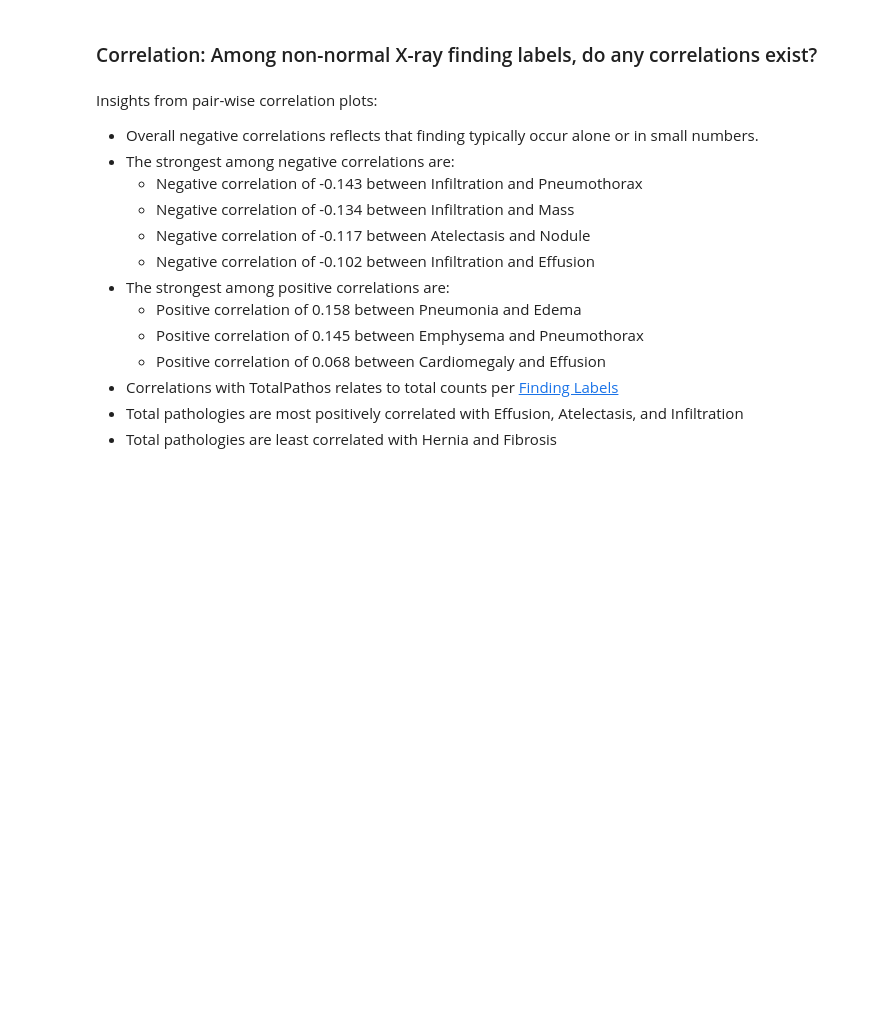
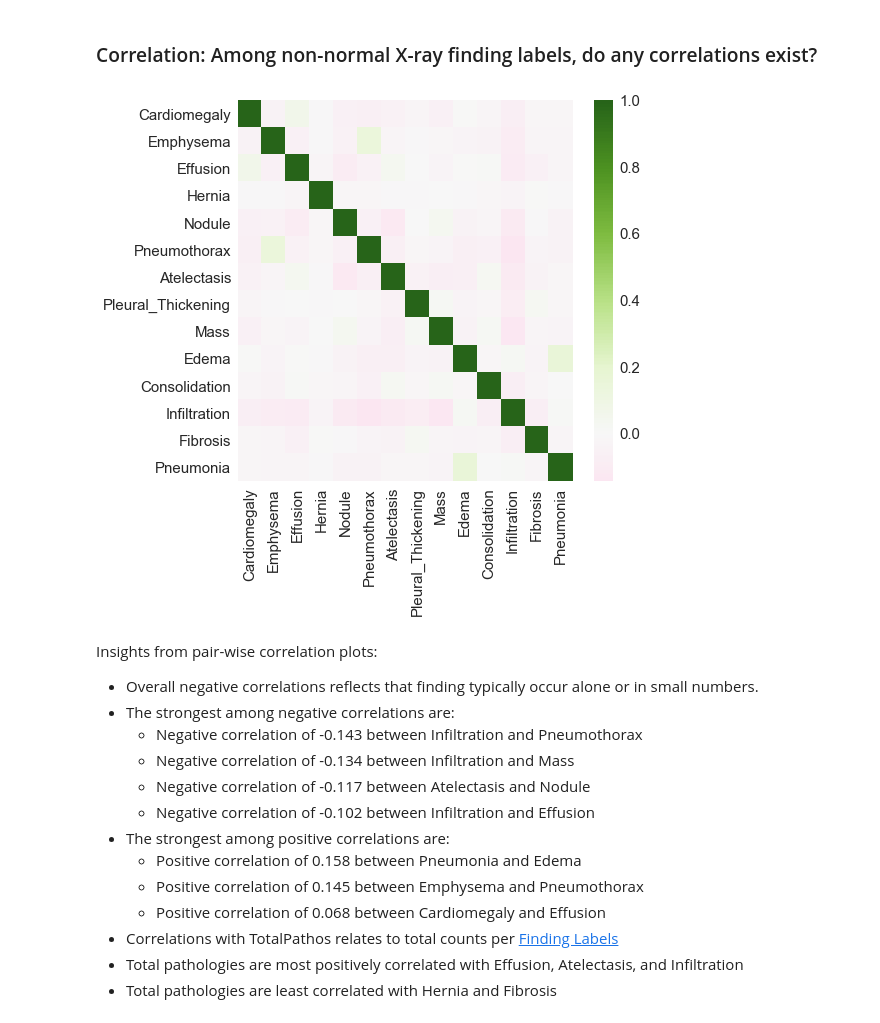
Before and after one commit to carterstowell/xray-vision, a Jupyter notebook: EDA/CXR-14_EDA.ipynb, the cells around one changed output. Drawn from its saved outputs; the diff is of its cells as text; code cells hidden in the pictures; blank space fills up the shorter version.

```diff
--- a/EDA/CXR-14_EDA.ipynb
+++ b/EDA/CXR-14_EDA.ipynb
@@ -343,18 +429,20 @@ print(pathos)
 # %%
 # Enlarge the plot
 plt.figure(figsize=(7.5,7))
 
 # index of non-normal rows
 idx_non_normals = xrays[xrays['Non-normal'] == 1].index
 
 # Calculate correlations
-corr = xrays.iloc[idx_non_normals, 11:27].corr()
+corr = xrays.iloc[idx_non_normals, 11:25].corr()
 
 # Heatmap
 sns.heatmap(corr, cmap='PiYG', center=0);
 
 # save PNG
 plt.savefig('charts/corr_diseases.png', bbox_inches='tight')
+# %% [output]
+[figure, added]
 # %% [markdown]
 Insights from pair-wise correlation plots:
 - Overall negative correlations reflects that finding typically occur alone or in small numbers.
```
Also changed, not shown: parts of 44 cells of this notebook.
